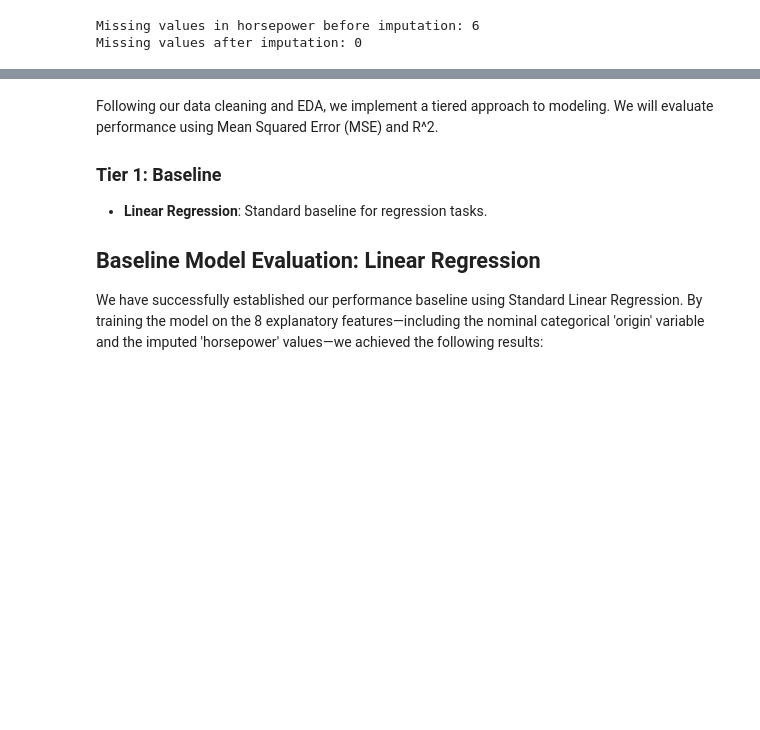
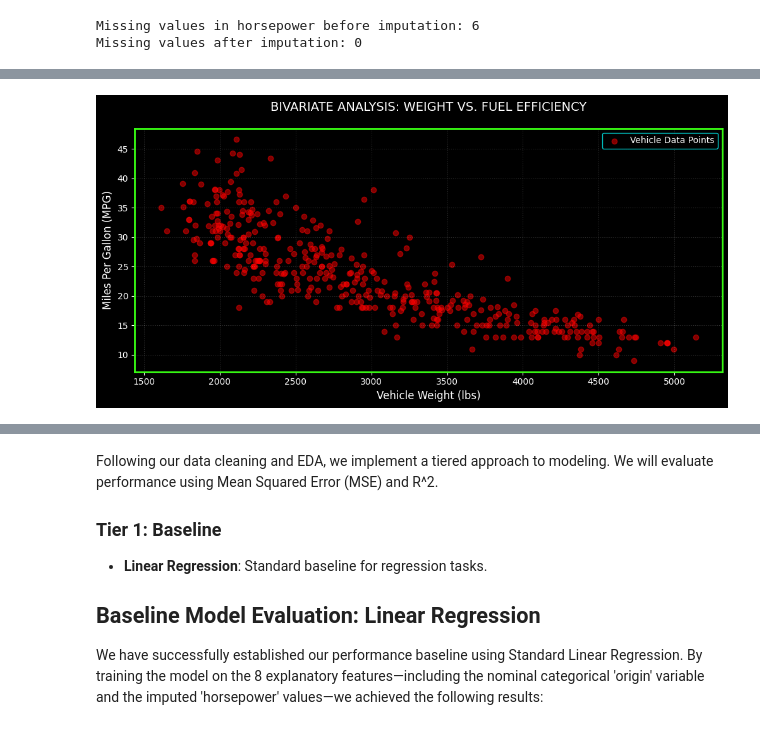
Before and after one commit to panosgv/auto-mpg-regression-analysis, a Jupyter notebook: notebooks/02_Main_Analysis.ipynb, the cells around one changed output, grey strips where cells are left out. Drawn from its saved outputs; the diff is of its cells as text; code cells hidden in the pictures; blank space fills up the shorter version.

```diff
--- a/notebooks/02_Main_Analysis.ipynb
+++ b/notebooks/02_Main_Analysis.ipynb
@@ -78,0 +137,23 @@ Missing values after imputation: 0
+# %%
+plt.figure(figsize=(12, 5), facecolor='black')
+ax = plt.gca()
+ax.set_facecolor('black')
+
+# Plot Weight vs MPG
+plt.scatter(df['weight'], df['mpg'], color='#FF0000', alpha=0.5, label='Vehicle Data Points')
+
+# AXIS STYLING
+plt.title("BIVARIATE ANALYSIS: WEIGHT VS. FUEL EFFICIENCY", color='white', fontsize=14, pad=20)
+plt.xlabel("Vehicle Weight (lbs)", color='white', fontsize=12)
+plt.ylabel("Miles Per Gallon (MPG)", color='white', fontsize=12)
+ax.tick_params(axis='both', colors='white', labelsize=10)
+
+for spine in ax.spines.values():
+    spine.set_color('#39FF14') # Neon Green frame
+    spine.set_linewidth(2)
+
+plt.legend(facecolor='black', labelcolor='white', edgecolor='#00FFFF')
+plt.grid(True, linestyle=':', alpha=0.2, color='white')
+plt.show()
+# %% [output]
+[figure, added]
```
Also changed, not shown: parts of 4 cells of this notebook.
